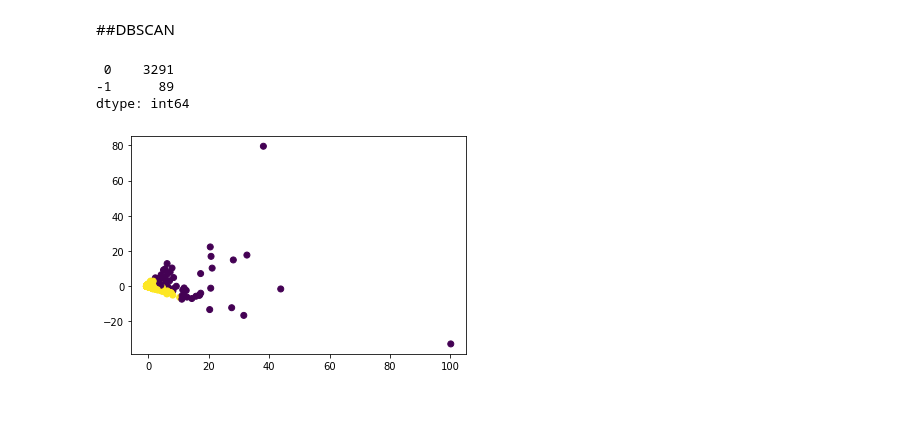
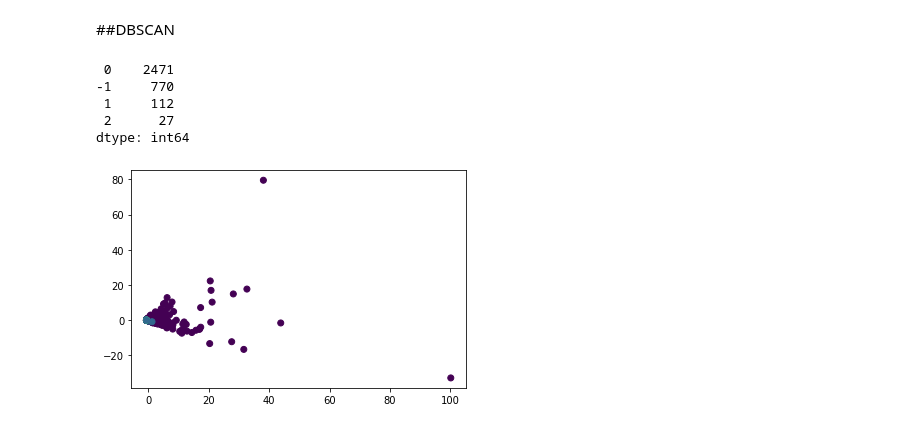
Before and after one commit to SBGuillermo/TFM-AnalisisComercio, a Jupyter notebook: Notebooks/5_Unsupervised_learning.ipynb, the cells around one changed output. Saved outputs shown, nothing was run; the diff lists cells and outputs as text; code cells hidden in the pictures.

```diff
--- a/Notebooks/5_Unsupervised_learning.ipynb
+++ b/Notebooks/5_Unsupervised_learning.ipynb
@@ -1018,14 +1018,16 @@ En este caso el dendograma resultante es, a grandes rasgos, igual, por lo que se
 # %%
 from sklearn.cluster import DBSCAN
 
-dbscan = DBSCAN(eps=3)
+dbscan = DBSCAN(eps=.40, min_samples=10)
 
 clusters = dbscan.fit_predict(df_seg_HC)
 
 plt.scatter(df_seg_HC['Componente1'], df_seg_HC['Componente2'], c = clusters)
 pd.Series(clusters).value_counts()
 # %% [output]
- 0    3291
--1      89
+ 0    2471
+-1     770
+ 1     112
+ 2      27
 dtype: int64
-[figure, old version]
+[figure, new version]
```
Also changed, not shown: parts of 12 cells of this notebook.
